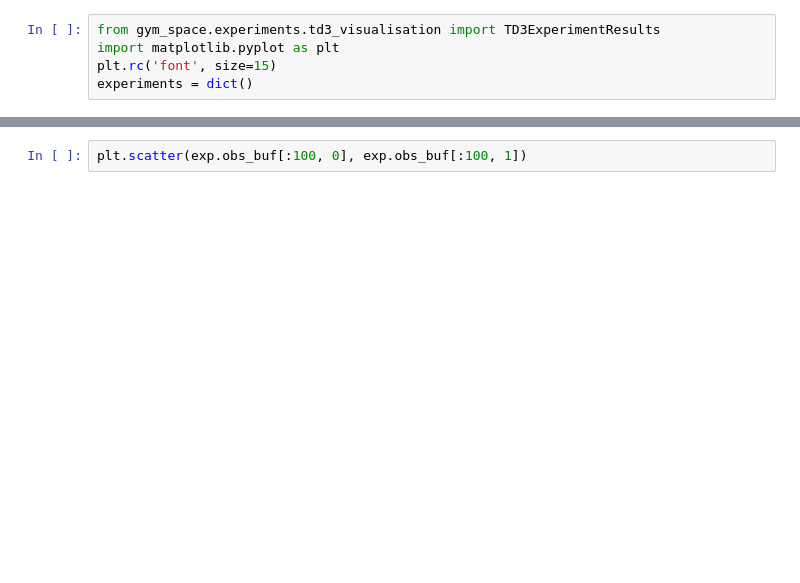
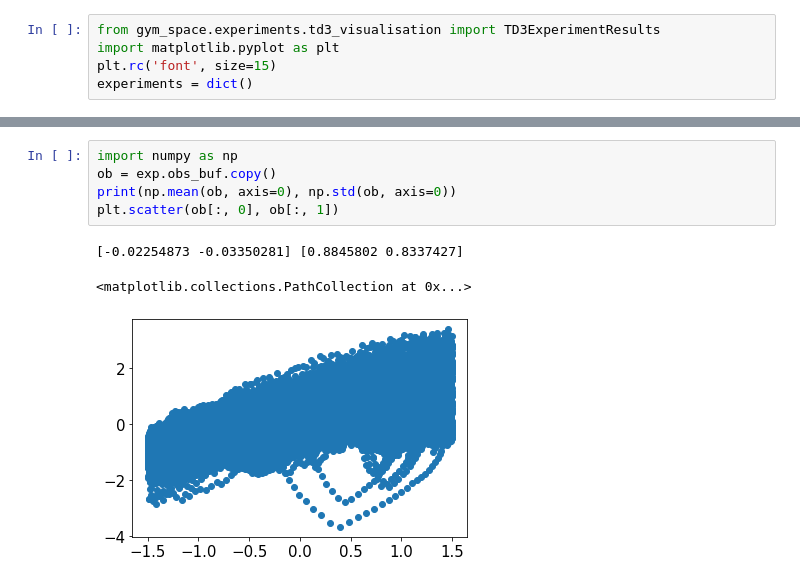
Before and after one commit to MIMUW-RL/space-gym, a Jupyter notebook: notebooks/ac_visualization.ipynb, the cells around one changed output, grey strips where cells are left out. Cells and saved outputs as stored; diff of their text form; blank space fills up the shorter version.

```diff
--- a/notebooks/ac_visualization.ipynb
+++ b/notebooks/ac_visualization.ipynb
@@ -75,2 +79,9 @@ AttributeError: 'NoneType' object has no attribute 'copy'
-# %%
-plt.scatter(exp.obs_buf[:100, 0], exp.obs_buf[:100, 1])
+# %%
+import numpy as np
+ob = exp.obs_buf.copy()
+print(np.mean(ob, axis=0), np.std(ob, axis=0))
+plt.scatter(ob[:, 0], ob[:, 1])
+# %% [output]
+[-0.02254873 -0.03350281] [0.8845802 0.8337427]
+<matplotlib.collections.PathCollection at 0x...>
+[figure, added]
```
Also changed, not shown: parts of 3 cells of this notebook, 13 other files.
